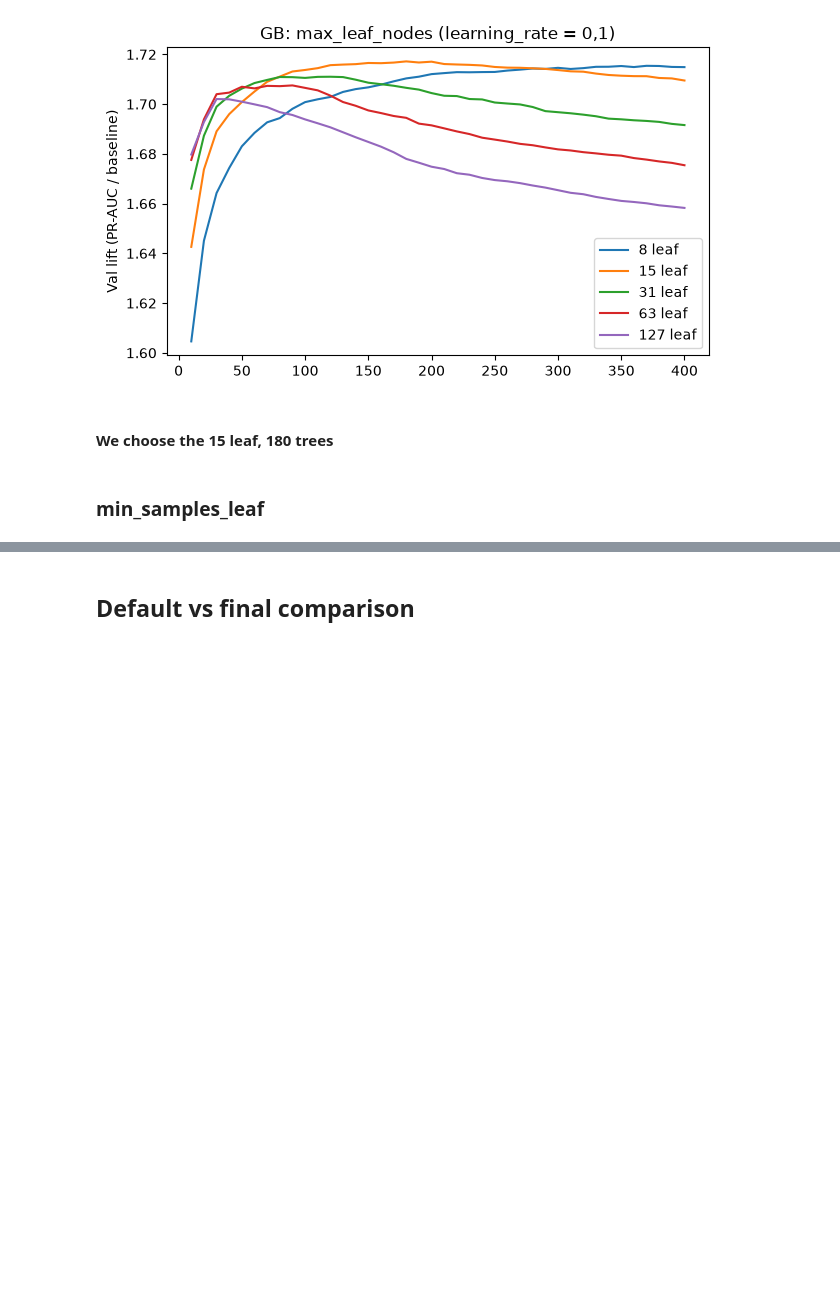
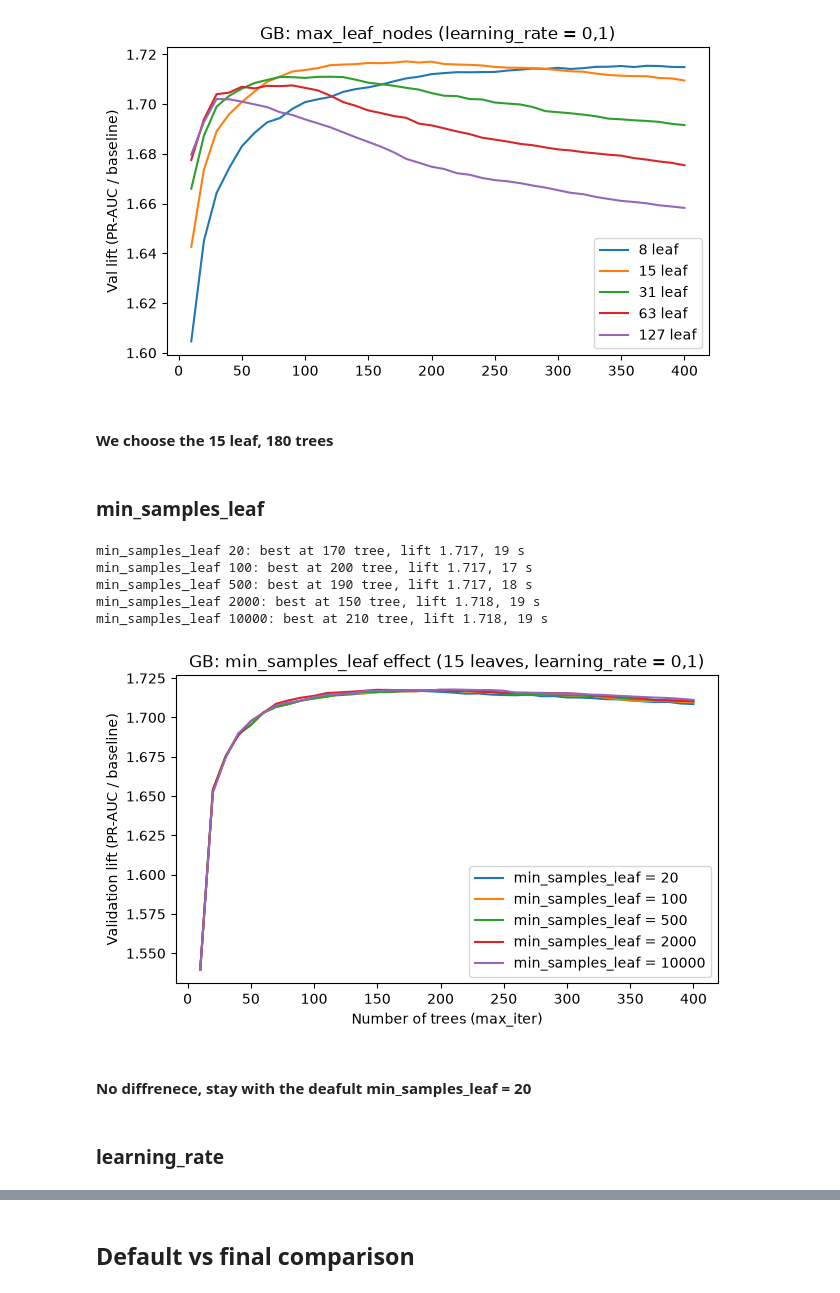
Before and after one commit to lakiiibalint/flight-delay-prediction-lakehouse, a Jupyter notebook: ml/results_gb.ipynb, the cells around one changed output, grey strips where cells are left out. Saved outputs shown, nothing was run; the diff lists cells and outputs as text; code cells hidden in the pictures; blank space fills up the shorter version.

Commit message:
Tune GB min_samples_leaf and learning_rate
Co-Authored-By: Claude Sonnet 5.5 <noreply@anthropic.com>

```diff
--- a/ml/results_gb.ipynb
+++ b/ml/results_gb.ipynb
@@ -134,3 +134,66 @@ fig.savefig("../docs/figures/gb_tuning_max_leaf_nodes.png", dpi=150, bbox_inches
 #### We choose the 15 leaf, 180 trees
 # %% [markdown]
 ### min_samples_leaf
+# %%
+CAT_MASK = [True] * len(CATEGORICAL) + [False] * (len(FEATURES) - len(CATEGORICAL))
+
+PARAMS = {"random_state": 42, "learning_rate": 0.1, "max_iter": 400, "max_leaf_nodes": 15,
+          "min_samples_leaf": 20, "early_stopping": False, "categorical_features": CAT_MASK}
+YEARS = 1
+FRACTION = 0.25
+MIN_LEAF = [20, 100, 500, 2000, 10000]
+
+df = load_data(YEARS)
+train = select_period(df, train_start_for(YEARS), TRAIN_END)
+validation = select_period(df, VAL_START, VAL_END)
+subset = train.sample(frac=FRACTION, random_state=PARAMS["random_state"]).sort_index()
+y_val = validation[TARGET_LABEL]
+
+preprocess = ColumnTransformer(
+    [("cat", OrdinalEncoder(handle_unknown="use_encoded_value", unknown_value=np.nan,
+                            max_categories=254), CATEGORICAL)],
+    remainder="passthrough")
+
+curves = {}
+
+for min_leaf in MIN_LEAF:
+    PARAMS["min_samples_leaf"] = min_leaf
+    model = HistGradientBoostingClassifier(**PARAMS)
+    pipeline, train_seconds = fit_model(model, subset, preprocess)
+
+    model = pipeline.named_steps["model"]
+    encoder = pipeline.named_steps["preprocess"]
+    X_val = encoder.transform(validation[FEATURES])
+
+    val_lifts = []
+    for i, p_val in enumerate(model.staged_predict_proba(X_val)):
+        if i % 10 == 0:
+            val_lifts.append(average_precision_score(y_val, p_val[:,1]) / y_val.mean())
+
+    curves[min_leaf] = val_lifts
+
+    best = int(np.argmax(val_lifts))
+    print(f"min_samples_leaf {min_leaf}: best at {(best + 1) * 10} tree, lift {val_lifts[best]:.3f}, {train_seconds:.0f} s")
+# %% [output]
+min_samples_leaf 20: best at 170 tree, lift 1.717, 19 s
+min_samples_leaf 100: best at 200 tree, lift 1.717, 17 s
+min_samples_leaf 500: best at 190 tree, lift 1.717, 18 s
+min_samples_leaf 2000: best at 150 tree, lift 1.718, 19 s
+min_samples_leaf 10000: best at 210 tree, lift 1.718, 19 s
+# %%
+trees = list(range(10, PARAMS["max_iter"] + 1, 10))
+
+fig, ax = plt.subplots(figsize=(7, 4))
+for min_leaf in MIN_LEAF:
+    ax.plot(trees, curves[min_leaf], label=f"min_samples_leaf = {min_leaf}")
+ax.set_xlabel("Number of trees (max_iter)")
+ax.set_ylabel("Validation lift (PR-AUC / baseline)")
+ax.set_title("GB: min_samples_leaf effect (15 leaves, learning_rate = 0,1)")
+ax.legend()
+fig.savefig("../docs/figures/gb_tuning_min_samples_leaf.png", dpi=150, bbox_inches="tight")
+# %% [output]
+[figure, added]
+# %% [markdown]
+#### No diffrenece, stay with the deafult min_samples_leaf = 20
+# %% [markdown]
+### learning_rate
```
Also changed, not shown: parts of 5 cells of this notebook, 2 other files.
